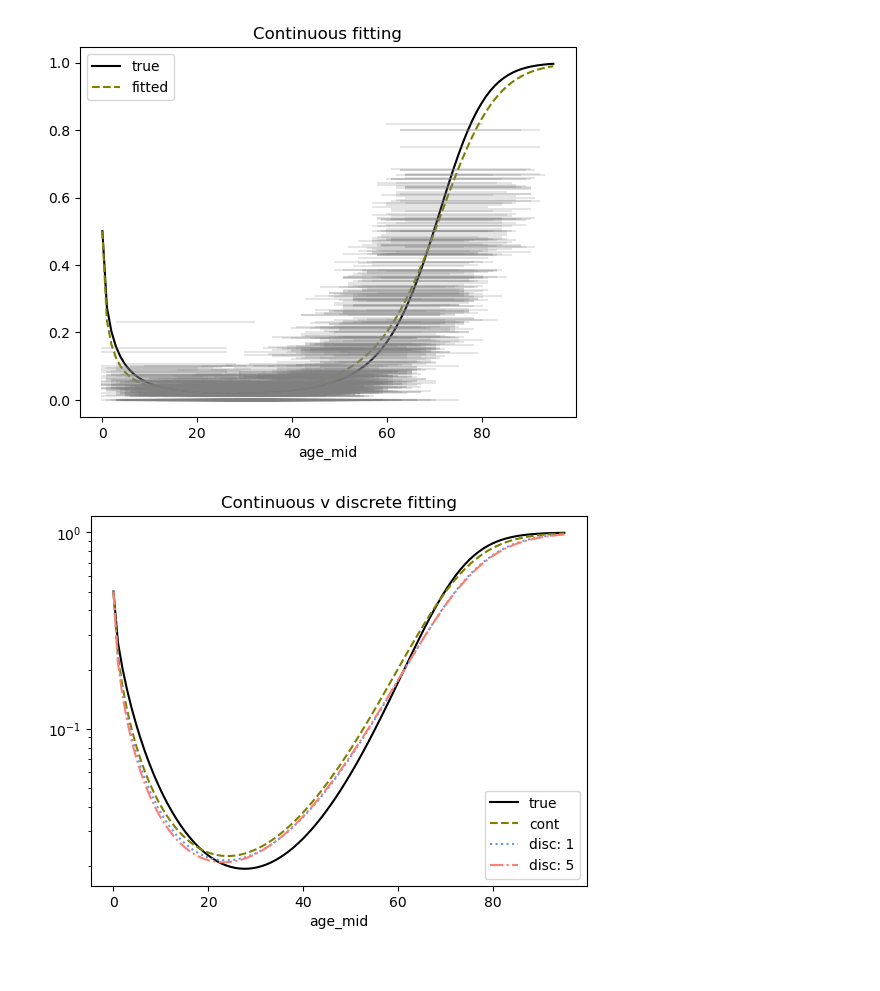
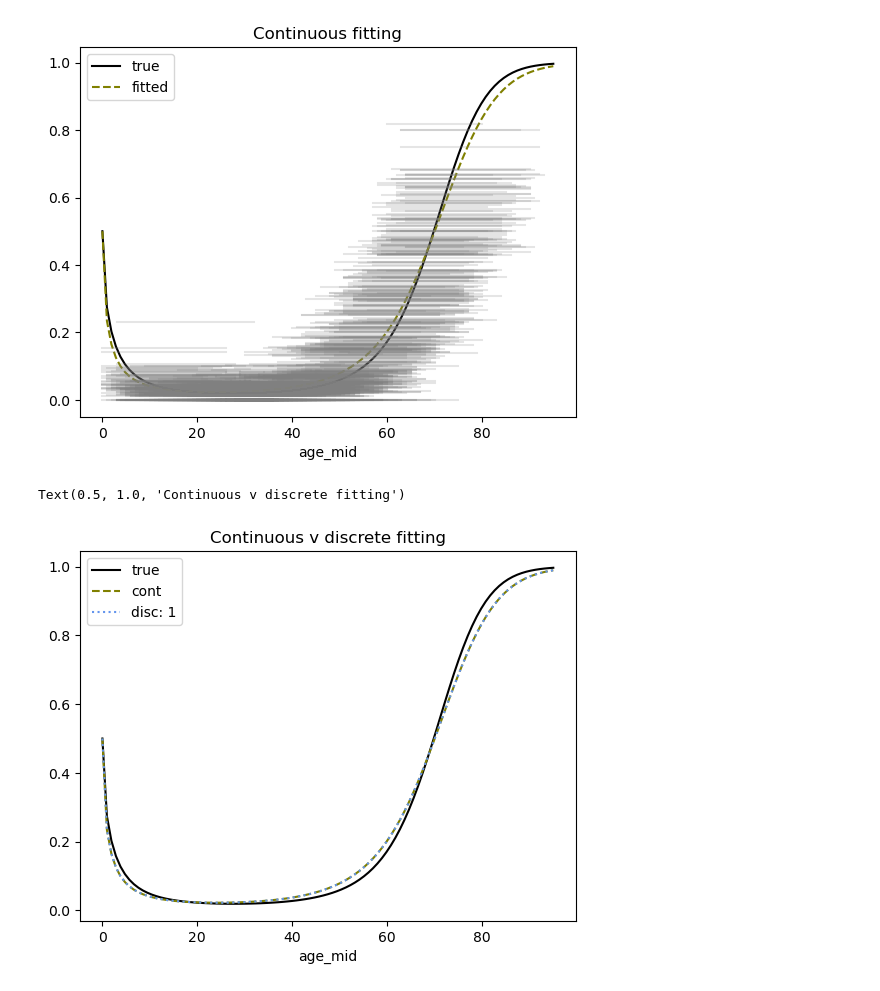
Before and after one commit to ihmeuw-msca/integral-functions, a Jupyter notebook: notebooks/simulation_finite.ipynb, the cells around one changed output. Drawn from its saved outputs; the diff is of its cells as text; code cells hidden in the pictures.

```diff
--- a/notebooks/simulation_finite.ipynb
+++ b/notebooks/simulation_finite.ipynb
@@ -224,8 +215,15 @@ c1 = 0.001
 c2 = 1
 c3 = 0.0017
 
-grid_points = np.arange(start=(low_age + 2.5), stop=(high_age + 0.5), step=5)
-population_densities = np.array([age_distribution(grid_point, age_mid=age_mid) for grid_point in grid_points])
-population_densities /= np.sum(population_densities)
+step = 5
+
+# Make sure to go above high_age by just a little bit on the grid_point construction
+grid_points = np.arange(start=(low_age + 2.5), stop=(high_age + step + 0.5), step=step)
+discretizations = get_discretizations(low_age,high_age, grid_points=grid_points)
+population_list = []
+for i in range(1,len(discretizations)):
+    integral_over_interval = integrate_denom(age_distribution, discretizations[i-1], discretizations[i], age_mid=age_mid)
+    population_list.append(integral_over_interval)
+population_densities = np.array(population_list)
 # My construction of this right now implies that we want population_densities to be equal in shape to grid_points. Basically we want the
-# age density to be as fine as the number of grid points we have. I think this is something we can control.
+# age density to be as fine as the number of grid points we have.
@@ -333,0 +346,7 @@ df5["outcomes"] = expit((c1 * df5["cov1"] + c2 * df5["cov2"] + c3 * df5["cov3"])
+# %%
+disc_arr1 = np.insert(df5["grid_points"][0], 1, df5["age_start"][0])
+poplist = []
+for i in range(1,len(disc_arr1)):
+    integral_over_interval = integrate_denom(age_distribution, disc_arr1[i-1], disc_arr1[i], age_mid=age_mid)
+    poplist.append(integral_over_interval)
+pop_dens = np.array(poplist)
@@ -333,0 +369,9 @@ df5["outcomes"] = expit((c1 * df5["cov1"] + c2 * df5["cov2"] + c3 * df5["cov3"])
+# %%
+disc_arr1 = get_interval_grid_points(lb=44, ub=67, grid_points=np.arange(start=0, stop=95, step=5))
+disc_arr1[0] = 44
+poplist = []
+for i in range(1,len(disc_arr1)):
+    integral_over_interval = integrate_denom(age_distribution, disc_arr1[i-1], disc_arr1[i], age_mid=age_mid)
+    poplist.append(integral_over_interval)
+pop_dens = np.array(poplist)
+pop_dens
@@ -477,15 +534,16 @@ for _, row in df.iterrows():
 # %%
 fig, ax = plt.subplots()
 ax.plot(df_pred_cont["age_mid"], df_pred_cont["p_true"], color="k", label="true")
 ax.plot(df_pred_cont["age_mid"], df_pred_cont["p"], color="olive", linestyle="--", label="cont")
 ax.plot(df_pred["age_mid"], df_pred["p"], color="cornflowerblue", linestyle="dotted", label="disc: 1")
-ax.plot(df_pred["age_mid"], df_pred5["p"], color="salmon", linestyle="dashdot", label="disc: 5")
+# ax.plot(df_pred["age_mid"], df_pred5["p"], color="salmon", linestyle="dashdot", label="disc: 5")
 ax.legend()
 ax.set_xlabel("age_mid")
 plt.title("Continuous v discrete fitting")
-plt.yscale("log")
+# plt.yscale("log")
 
 # for _, row in df.iterrows():
 #     ax.plot([row["age_start"], row["age_end"]], [row["obs"]]*2, color="grey", alpha=0.2)
 # %% [output]
+Text(0.5, 1.0, 'Continuous v discrete fitting')
-[figure, old version]
+[figure, new version]
```
Also changed, not shown: parts of 25 cells of this notebook, 2 other files.
